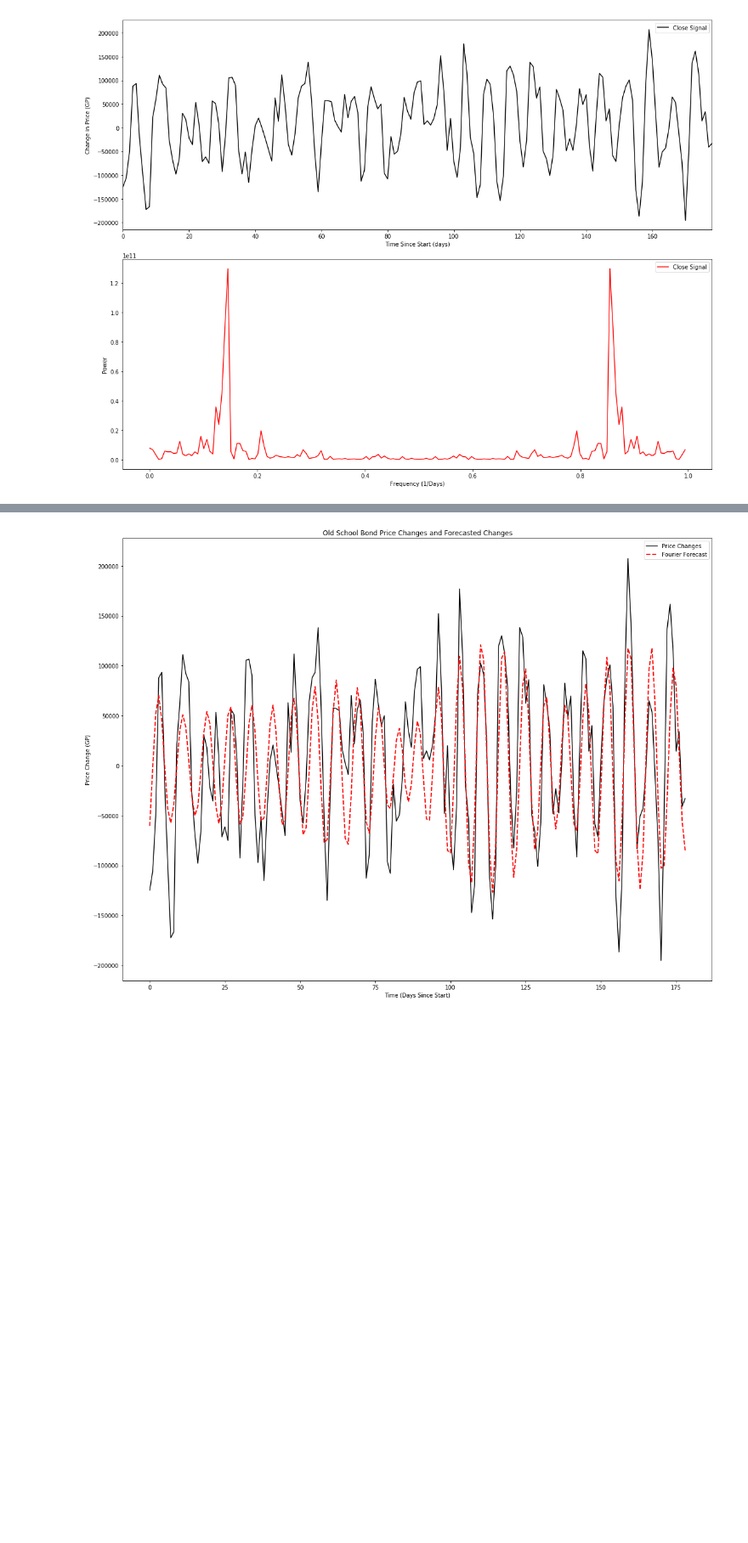
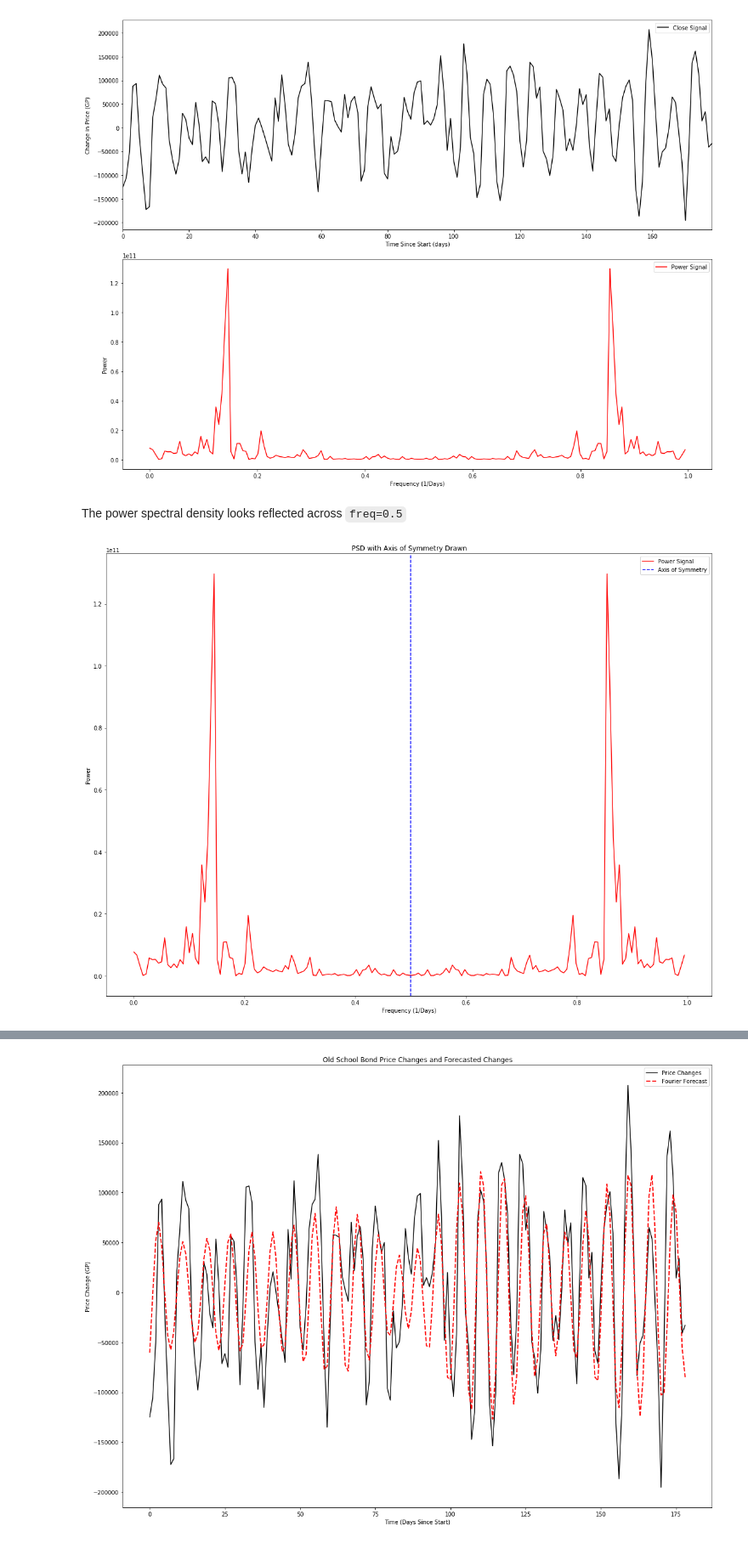
Before and after one commit to nurriol2/forecasting, a Jupyter notebook: Fourier Forecasting.ipynb, the cells around one changed output, grey strips where cells are left out. Shown at 85% size. Drawn from its saved outputs; the diff is of its cells as text; code cells hidden in the pictures; blank space fills up the shorter version.

```diff
--- a/Fourier Forecasting.ipynb
+++ b/Fourier Forecasting.ipynb
@@ -203,6 +203,18 @@ plt.legend()
 plt.show()
 # %% [output]
 [figure]
+# %% [markdown]
+The power spectral density looks reflected across `freq=0.5`
+# %%
+plt.plot(freq, PSD, color='r', label="Power Signal")
+plt.axvline(x=0.5, color='blue', label="Axis of Symmetry", ls="dashed")
+plt.title("PSD with Axis of Symmetry Drawn")
+plt.xlabel("Frequency (1/Days)")
+plt.ylabel("Power")
+plt.legend()
+plt.show()
+# %% [output]
+[figure, added]
 # %%
 indices = PSD>(0.2e11)
 PSDClean = PSD*indices
```
Also changed, not shown: parts of 4 cells of this notebook.
